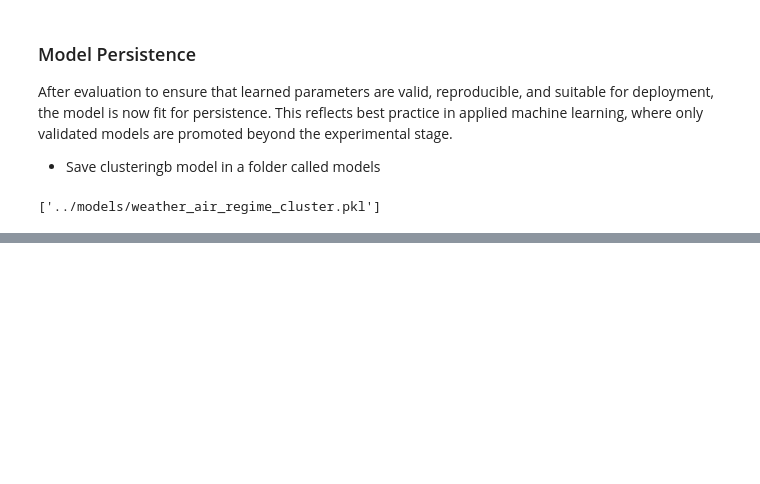
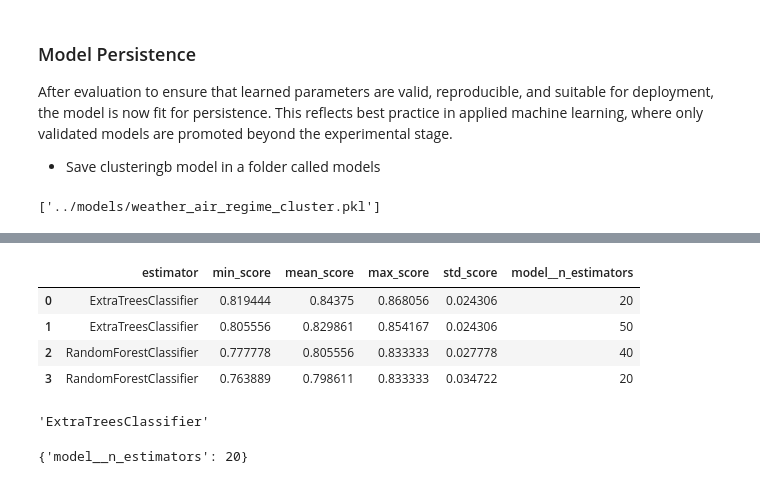
Before and after one commit to arphaxad1985/air_quality_analysis, a Jupyter notebook: notebooks/04_etl_modeling.ipynb, the cells around one changed output, grey strips where cells are left out. Saved outputs shown, nothing was run; the diff lists cells and outputs as text; code cells hidden in the pictures; blank space fills up the shorter version.

```diff
--- a/notebooks/04_etl_modeling.ipynb
+++ b/notebooks/04_etl_modeling.ipynb
@@ -709,0 +940,15 @@ Multiclass Prediction of Engineered AQI Risk Levels
+# %%
+# you don't have to list in any specific order here necessarily
+models_search = {
+    "ExtraTreesClassifier":ExtraTreesClassifier(random_state=0),
+    "RandomForestClassifier":RandomForestClassifier(random_state=0),
+}
+
+params_search = {
+    # https://scikit-learn.org/stable/modules/generated/sklearn.ensemble.ExtraTreesClassifier.html
+    "ExtraTreesClassifier":{"model__n_estimators": [20,50],
+                            },
+    # https://scikit-learn.org/stable/modules/generated/sklearn.ensemble.RandomForestClassifier.html
+    "RandomForestClassifier":{"model__n_estimators": [40,20],
+                            },
+}
@@ -709,0 +969,18 @@ Multiclass Prediction of Engineered AQI Risk Levels
+# %%
+grid_search_summary, grid_search_pipelines = search.score_summary(sort_by='mean_score')
+grid_search_summary
+# %% [output]
+|  | estimator | min_score | mean_score | max_score | std_score | model__n_estimators |
+| 0 | ExtraTreesClassifier | 0.819444 | 0.84375 | 0.868056 | 0.024306 | 20 |
+| 1 | ExtraTreesClassifier | 0.805556 | 0.829861 | 0.854167 | 0.024306 | 50 |
+| 2 | RandomForestClassifier | 0.777778 | 0.805556 | 0.833333 | 0.027778 | 40 |
+| 3 | RandomForestClassifier | 0.763889 | 0.798611 | 0.833333 | 0.034722 | 20 |
+# %%
+best_model = grid_search_summary.iloc[0,0]
+best_model
+# %% [output]
+'ExtraTreesClassifier'
+# %%
+grid_search_pipelines[best_model].best_params_
+# %% [output]
+{'model__n_estimators': 20}
```
Also changed, not shown: parts of 32 cells of this notebook.
